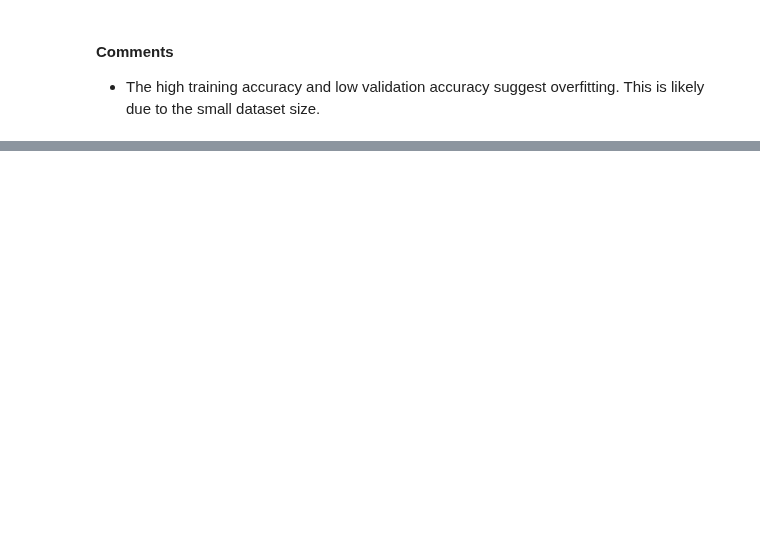
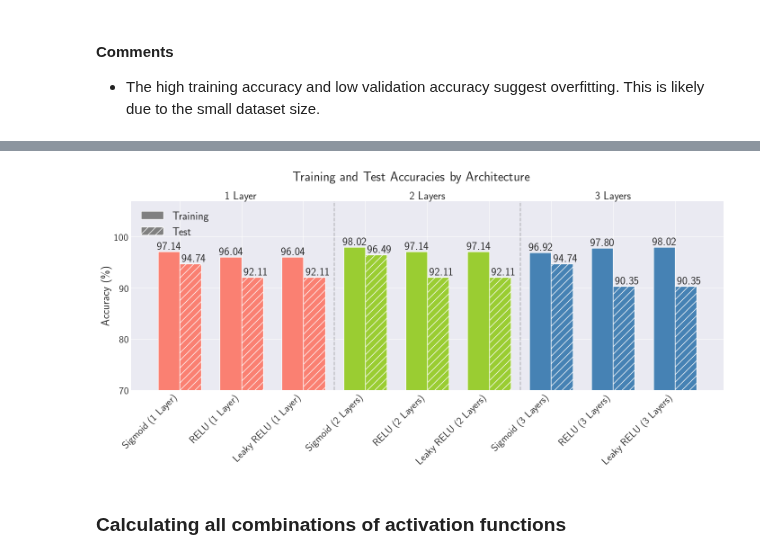
Before and after one commit to Oskar-Idland/FYS-STK4155-Projects, a Jupyter notebook: Project_2/src/nn_breast_cancer.ipynb, the cells around one changed output, grey strips where cells are left out. Cells and saved outputs as stored; diff of their text form; code cells hidden in the pictures; blank space fills up the shorter version.

```diff
--- a/Project_2/src/nn_breast_cancer.ipynb
+++ b/Project_2/src/nn_breast_cancer.ipynb
@@ -395,0 +340,76 @@ def test_architectures(data, hidden_sizes, activation_funcs, epochs, batches, sc
+# %%
+
+fig, ax = plt.subplots(figsize=(12*1.2, 6*1.2))
+
+n_layers = train_accuracy_3.shape[0]
+n_activations = train_accuracy_3.shape[1]
+
+# Colors for each layer
+layer_colors = {
+	1: "salmon",
+	2: "yellowgreen",
+	3: "steelblue"
+}
+
+bar_width = 0.35
+x = np.arange(n_layers * n_activations)
+
+# Plot bars for each layer
+for i in range(n_layers):
+	for j in range(n_activations):
+		idx = i * n_activations + j
+
+		# Plot training accuracy
+		ax.bar(x[idx] - bar_width/2, train_accuracy_3[i,j], bar_width,
+							color=layer_colors[i+1])
+		# Add value annotation for training
+		acc_val = train_accuracy_3[i,j]*100
+		ax.text(x[idx] - bar_width/2, train_accuracy_3[i,j],
+				f'{acc_val:.2f}%',
+				ha='center', va='bottom')
+
+		# Plot test accuracy with hatching
+		ax.bar(x[idx] + bar_width/2, test_accuracy_3[i,j], bar_width,
+							color=layer_colors[i+1], hatch='//')
+		# Add value annotation for test
+		test_val = test_accuracy_3[i,j]*100
+		ax.text(x[idx] + bar_width/2 + .05, test_accuracy_3[i,j],
+				f'{test_val:.2f}%',
+				ha='center', va='bottom')
+
+# Customize plot
+ax.set_xticks(x)
+labels = [f"{act} ({i+1} Layer{'s' if i>0 else ''})"
+			for i in range(n_layers)
+			for act in activation_names]
+ax.set_xticklabels(labels, rotation=45, ha='right')
+plt.yticks(np.arange(0.7, 1.1, 0.1), [f"{i:.0%}" for i in np.arange(0.7, 1.1, 0.1)])
+ax.set_ylabel('Accuracy (\%)')
+
+ax.set_ylim(0.7, 1.07)
+
+# Add vertical lines between layers
+for i in range(1, n_layers):
+	ax.axvline(x=i*n_activations - 0.5, color='gray', linestyle='--', alpha=0.5)
+
+# Add legend
+legend_elements = [
+	plt.Rectangle((0,0),1,1, facecolor='gray', label='Training'),
+	plt.Rectangle((0,0),1,1, facecolor='gray', hatch='//', label='Test')
+]
+
+ax.legend(handles=legend_elements, loc='upper left')
+
+# Add layer annotations at the top
+for i in range(n_layers):
+	ax.text(i*n_activations + n_activations/2 - 0.5, ax.get_ylim()[1],
+			f'{i+1} Layer{"s" if i>0 else ""}',
+			ha='center', va='bottom')
+
+plt.suptitle('Training and Test Accuracies by Architecture', y=0.95)
+plt.tight_layout()
+plt.show()
+# %% [output]
+[figure, added]
+# %% [markdown]
+### Calculating all combinations of activation functions
```
Also changed, not shown: parts of 18 cells of this notebook, 11 other files.
